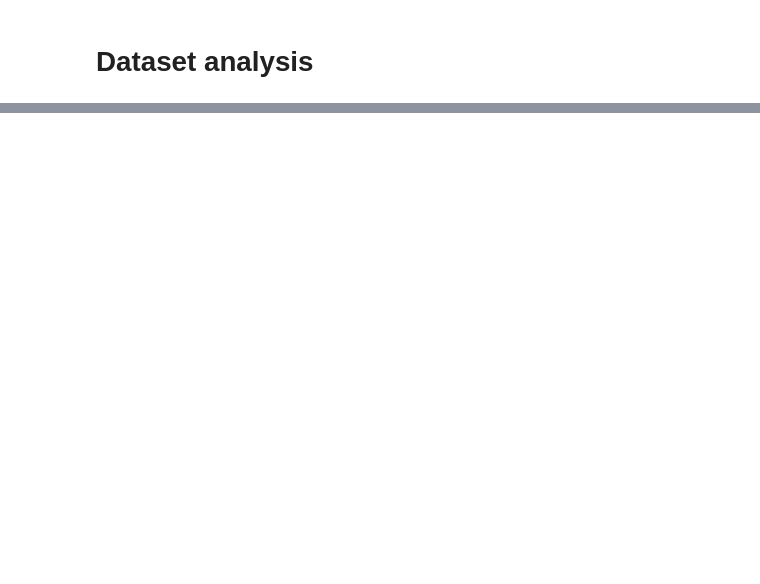
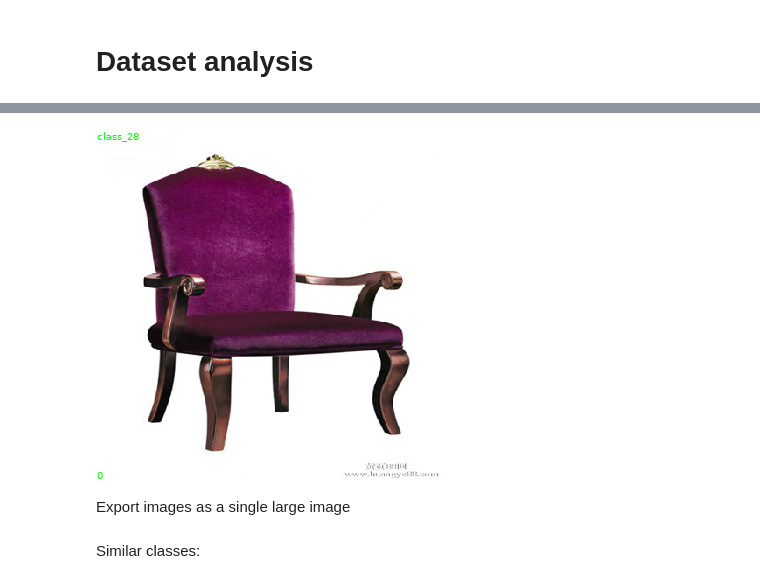
Before and after one commit to vfdev-5/ignite-examples, a Jupyter notebook: classification/imaterialist_challenge_furniture_2018/notebooks/dataset_analysis.ipynb, the cells around one changed output, grey strips where cells are left out. Drawn from its saved outputs; the diff is of its cells as text; code cells hidden in the pictures; blank space fills up the shorter version.

```diff
--- a/classification/imaterialist_challenge_furniture_2018/notebooks/dataset_analysis.ipynb
+++ b/classification/imaterialist_challenge_furniture_2018/notebooks/dataset_analysis.ipynb
@@ -90,0 +39,7 @@ array([1231, 1481, 1500, 1458, 1500, 1092, 1500, 1349,  465, 1500, 1500,
+# %%
+img, label = img_dataset[12]
+render_datapoint(img, "class_{}".format(label), image_id="0", output_size=(350, 350))
+# %% [output]
+[figure, added]
+# %% [markdown]
+Export images as a single large image
@@ -90,0 +63,2 @@ array([1231, 1481, 1500, 1458, 1500, 1092, 1500, 1349,  465, 1500, 1500,
+# %% [markdown]
+Similar classes:
```
Also changed, not shown: parts of 22 cells of this notebook.
